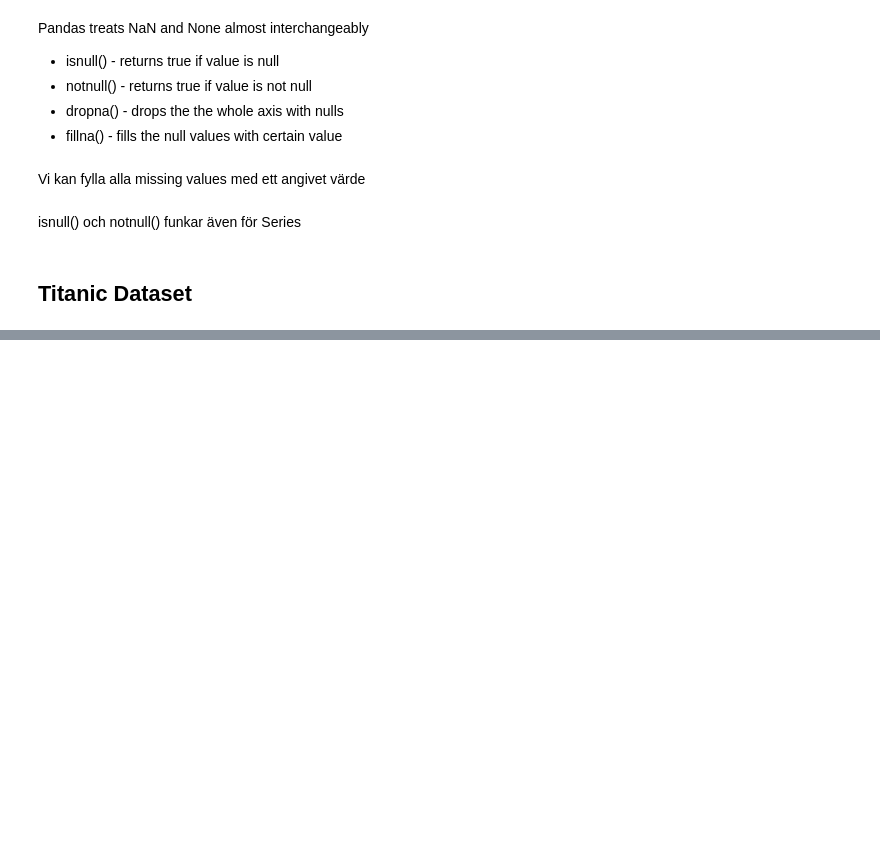
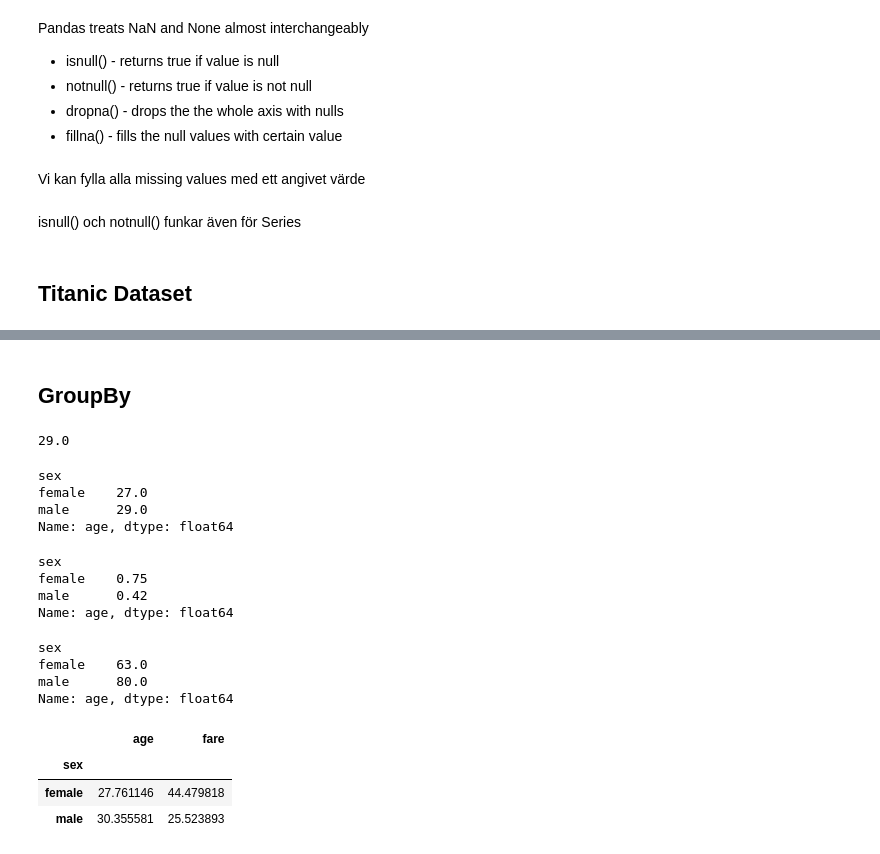
Before and after one commit to aleylani/Databehandling, a Jupyter notebook: code_alongs/L2_missing_aggregation.ipynb, the cells around one changed output, grey strips where cells are left out. Saved outputs shown, nothing was run; the diff lists cells and outputs as text; code cells hidden in the pictures; blank space fills up the shorter version.

```diff
--- a/code_alongs/L2_missing_aggregation.ipynb
+++ b/code_alongs/L2_missing_aggregation.ipynb
@@ -124,0 +236,34 @@ titanic_df['deck']
+# %% [markdown]
+## GroupBy
+# %%
+titanic_df['age'].median()
+# %% [output]
+29.0
+# %%
+titanic_df.groupby('sex')['age'].median()
+# %% [output]
+sex
+female    27.0
+male      29.0
+Name: age, dtype: float64
+# %%
+titanic_df.groupby('sex')['age'].min()
+# %% [output]
+sex
+female    0.75
+male      0.42
+Name: age, dtype: float64
+# %%
+titanic_df.groupby('sex')['age'].max()
+# %% [output]
+sex
+female    63.0
+male      80.0
+Name: age, dtype: float64
+# %%
+titanic_df.groupby('sex')[['age', 'fare']].mean()
+# %% [output]
+|  | age | fare |
+| sex |  |  |
+| female | 27.761146 | 44.479818 |
+| male | 30.355581 | 25.523893 |
```
Also changed, not shown: parts of 16 cells of this notebook.
